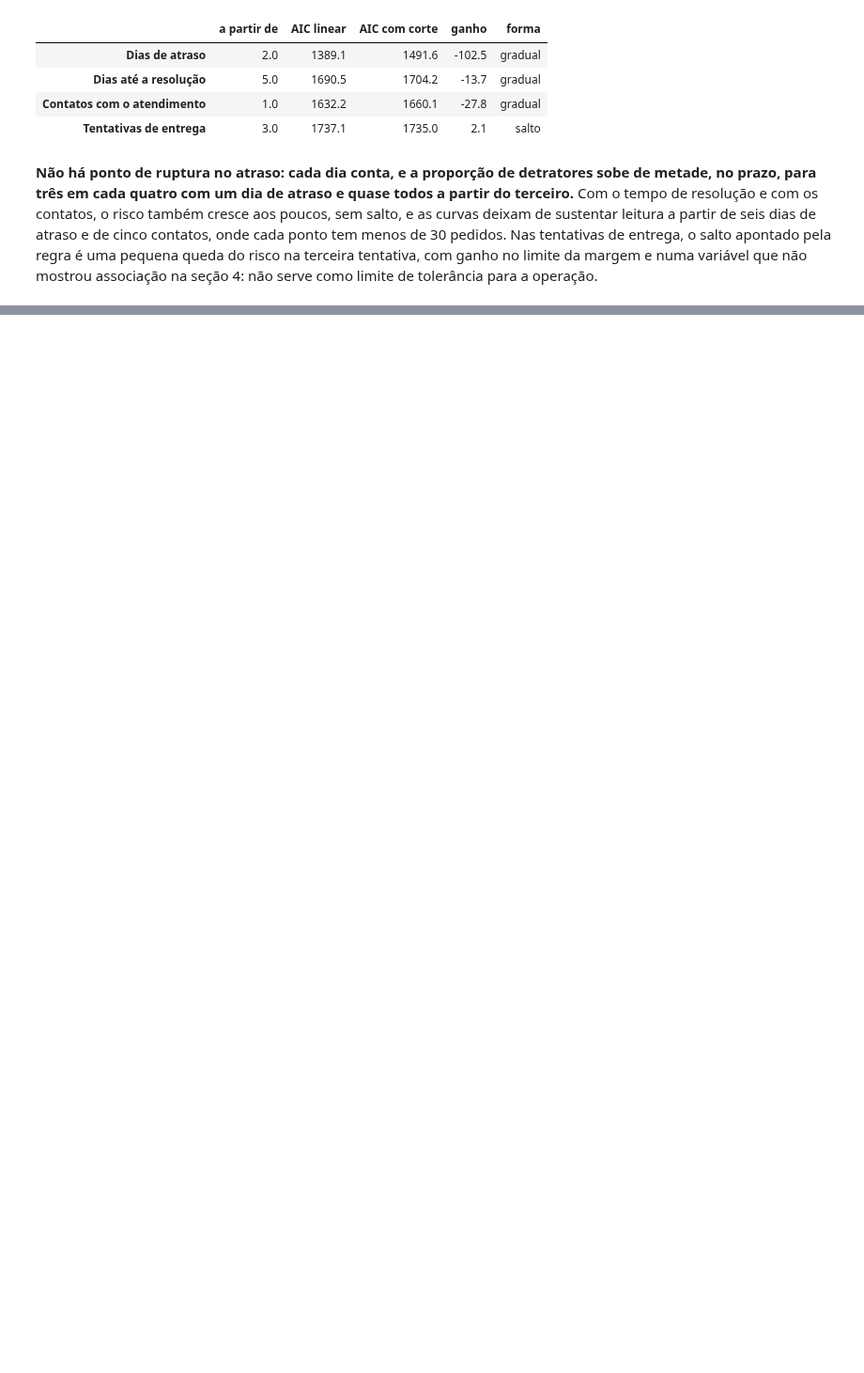
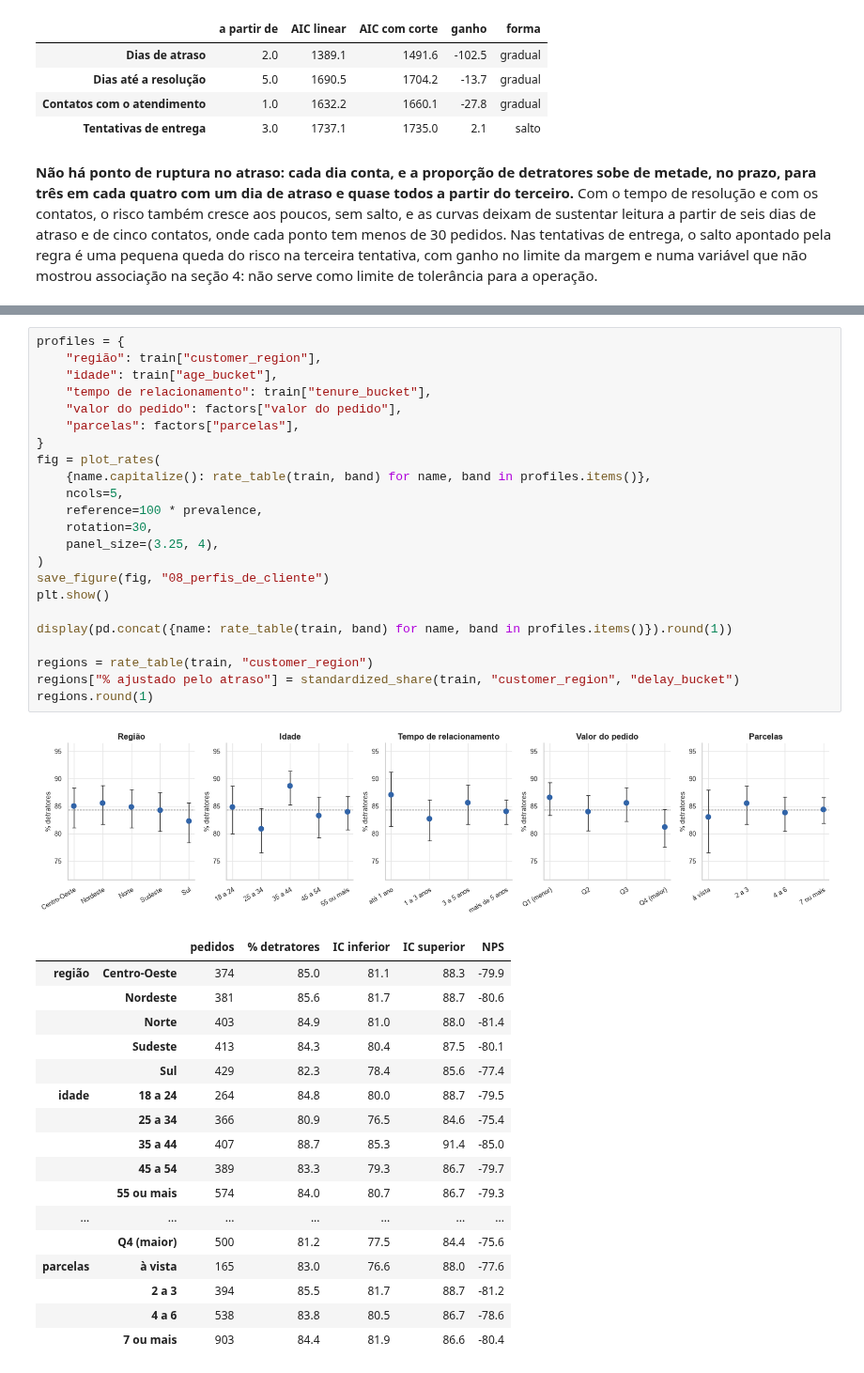
Before and after one commit to jpvbrandaos/tech-challenge-nps-preditivo, a Jupyter notebook: notebooks/02_eda.ipynb, the cells around one changed output, grey strips where cells are left out. Shown at 94% size. Saved outputs shown, nothing was run; the diff lists cells and outputs as text; blank space fills up the shorter version.

Commit message:
feat: adiciona as interações e os perfis de cliente
Refs #9

```diff
--- a/notebooks/02_eda.ipynb
+++ b/notebooks/02_eda.ipynb
@@ -367,0 +408,42 @@ breakpoints.round(1)
+# %%
+profiles = {
+    "região": train["customer_region"],
+    "idade": train["age_bucket"],
+    "tempo de relacionamento": train["tenure_bucket"],
+    "valor do pedido": factors["valor do pedido"],
+    "parcelas": factors["parcelas"],
+}
+fig = plot_rates(
+    {name.capitalize(): rate_table(train, band) for name, band in profiles.items()},
+    ncols=5,
+    reference=100 * prevalence,
+    rotation=30,
+    panel_size=(3.25, 4),
+)
+save_figure(fig, "08_perfis_de_cliente")
+plt.show()
+
+display(pd.concat({name: rate_table(train, band) for name, band in profiles.items()}).round(1))
+
+regions = rate_table(train, "customer_region")
+regions["% ajustado pelo atraso"] = standardized_share(train, "customer_region", "delay_bucket")
+regions.round(1)
+# %% [output]
+[figure, added]
+|  |  | pedidos | % detratores | IC inferior | IC superior | NPS |
+| região | Centro-Oeste | 374 | 85.0 | 81.1 | 88.3 | -79.9 |
+|  | Nordeste | 381 | 85.6 | 81.7 | 88.7 | -80.6 |
+|  | Norte | 403 | 84.9 | 81.0 | 88.0 | -81.4 |
+|  | Sudeste | 413 | 84.3 | 80.4 | 87.5 | -80.1 |
+|  | Sul | 429 | 82.3 | 78.4 | 85.6 | -77.4 |
+| idade | 18 a 24 | 264 | 84.8 | 80.0 | 88.7 | -79.5 |
+|  | 25 a 34 | 366 | 80.9 | 76.5 | 84.6 | -75.4 |
+|  | 35 a 44 | 407 | 88.7 | 85.3 | 91.4 | -85.0 |
+|  | 45 a 54 | 389 | 83.3 | 79.3 | 86.7 | -79.7 |
+|  | 55 ou mais | 574 | 84.0 | 80.7 | 86.7 | -79.3 |
+| ... | ... | ... | ... | ... | ... | ... |
+|  | Q4 (maior) | 500 | 81.2 | 77.5 | 84.4 | -75.6 |
+| parcelas | à vista | 165 | 83.0 | 76.6 | 88.0 | -77.6 |
+|  | 2 a 3 | 394 | 85.5 | 81.7 | 88.7 | -81.2 |
+|  | 4 a 6 | 538 | 83.8 | 80.5 | 86.7 | -78.6 |
+|  | 7 ou mais | 903 | 84.4 | 81.9 | 86.6 | -80.4 |
```
Also changed, not shown: parts of 6 cells of this notebook, 2 other files.
